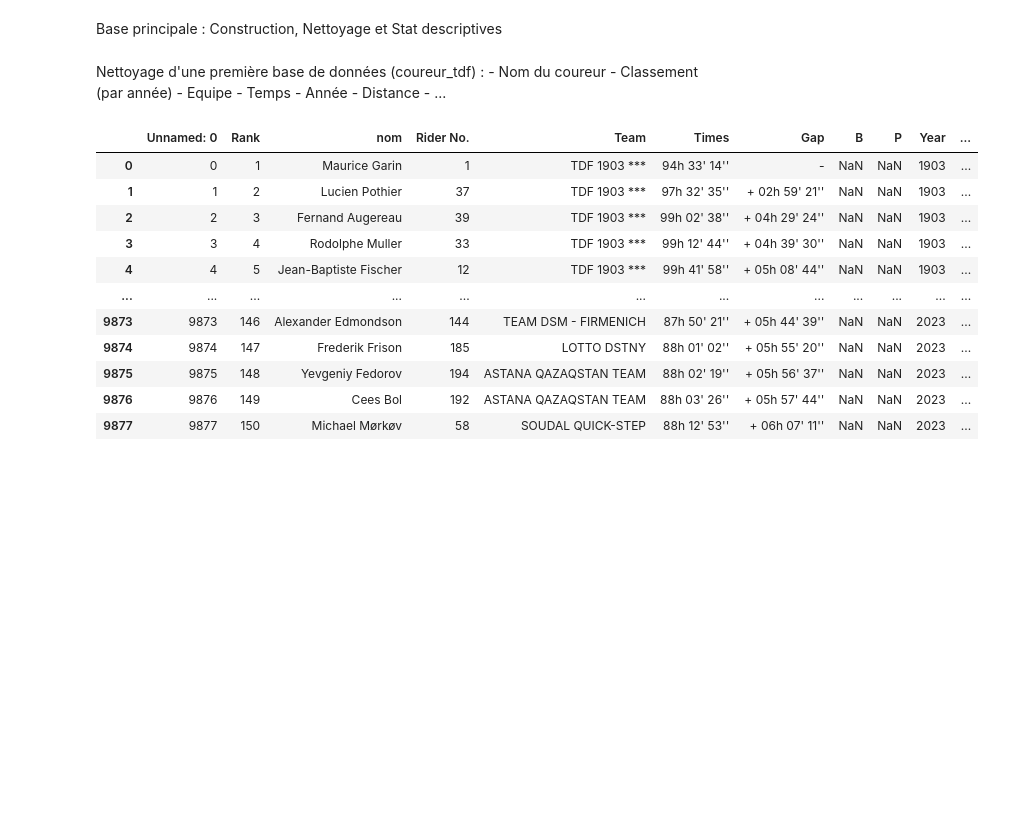
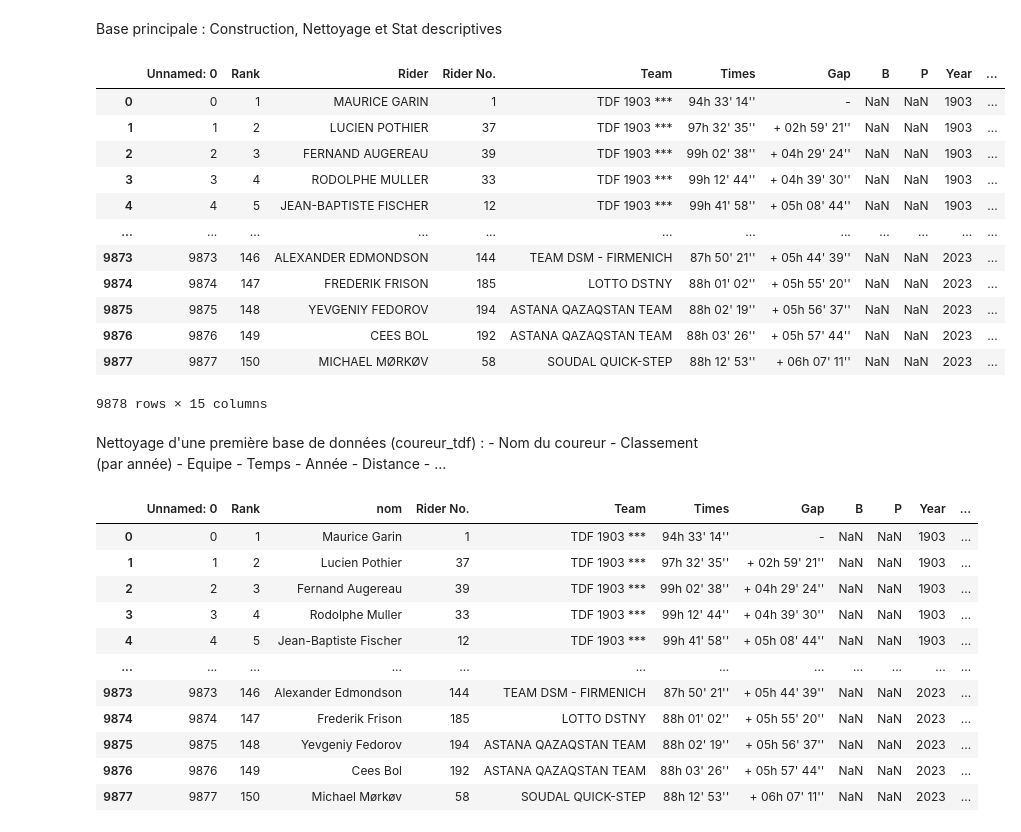
Before and after one commit to edequercize/Projet-Python, a Jupyter notebook: test_merge.ipynb, the cells around one changed output. Cells and saved outputs as stored; diff of their text form; code cells hidden in the pictures; blank space fills up the shorter version.

Commit message:
j'ai mis les bases de données sur un drive public

```diff
--- a/test_merge.ipynb
+++ b/test_merge.ipynb
@@ -15,3 +14,56 @@ coureur_tdf = pd.read_csv("https://drive.google.com/file/d/1Xp9abybCL4lzRrAZrZaU
+# %%
+# Fonction pour télécharger le fichier depuis Google Drive
+def download_file_from_google_drive(id, destination):
+    URL = "https://drive.google.com/uc?export=download"
+
+    session = requests.Session()
+
+    response = session.get(URL, params = { 'id' : id }, stream = True)
+    token = get_confirm_token(response)
+
+    if token:
+        params = { 'id' : id, 'confirm' : token }
+        response = session.get(URL, params = params, stream = True)
+
+    save_response_content(response, destination)
+
+def get_confirm_token(response):
+    for key, value in response.cookies.items():
+        if key.startswith('download_warning'):
+            return value
+
+    return None
+
+def save_response_content(response, destination):
+    CHUNK_SIZE = 32768
+
+    with open(destination, "wb") as f:
+        for chunk in response.iter_content(CHUNK_SIZE):
+            if chunk: # filter out keep-alive new chunks
+                f.write(chunk)
+# %%
+file_id = '1Xp9abybCL4lzRrAZrZaU69rCPFjGbBBJ'
+destination = 'temp.csv'
+
+# Téléchargez le fichier depuis Google Drive
+download_file_from_google_drive(file_id, destination)
+
+coureur_tdf = pd.read_csv(destination)
+coureur_tdf
+# %% [output]
+|  | Unnamed: 0 | Rank | Rider | Rider No. | Team | Times | Gap | B | P | Year | ... |
+| 0 | 0 | 1 | MAURICE GARIN | 1 | TDF 1903 *** | 94h 33' 14'' | - | NaN | NaN | 1903 | ... |
+| 1 | 1 | 2 | LUCIEN POTHIER | 37 | TDF 1903 *** | 97h 32' 35'' | + 02h 59' 21'' | NaN | NaN | 1903 | ... |
+| 2 | 2 | 3 | FERNAND AUGEREAU | 39 | TDF 1903 *** | 99h 02' 38'' | + 04h 29' 24'' | NaN | NaN | 1903 | ... |
+| 3 | 3 | 4 | RODOLPHE MULLER | 33 | TDF 1903 *** | 99h 12' 44'' | + 04h 39' 30'' | NaN | NaN | 1903 | ... |
+| 4 | 4 | 5 | JEAN-BAPTISTE FISCHER | 12 | TDF 1903 *** | 99h 41' 58'' | + 05h 08' 44'' | NaN | NaN | 1903 | ... |
+| ... | ... | ... | ... | ... | ... | ... | ... | ... | ... | ... | ... |
+| 9873 | 9873 | 146 | ALEXANDER EDMONDSON | 144 | TEAM DSM - FIRMENICH | 87h 50' 21'' | + 05h 44' 39'' | NaN | NaN | 2023 | ... |
+| 9874 | 9874 | 147 | FREDERIK FRISON | 185 | LOTTO DSTNY | 88h 01' 02'' | + 05h 55' 20'' | NaN | NaN | 2023 | ... |
+| 9875 | 9875 | 148 | YEVGENIY FEDOROV | 194 | ASTANA QAZAQSTAN TEAM | 88h 02' 19'' | + 05h 56' 37'' | NaN | NaN | 2023 | ... |
+| 9876 | 9876 | 149 | CEES BOL | 192 | ASTANA QAZAQSTAN TEAM | 88h 03' 26'' | + 05h 57' 44'' | NaN | NaN | 2023 | ... |
+| 9877 | 9877 | 150 | MICHAEL MØRKØV | 58 | SOUDAL QUICK-STEP | 88h 12' 53'' | + 06h 07' 11'' | NaN | NaN | 2023 | ... |
+9878 rows × 15 columns
 # %% [markdown]
 Nettoyage d'une première base de données (coureur_tdf) :
     - Nom du coureur
```
Also changed, not shown: parts of 11 cells of this notebook.
